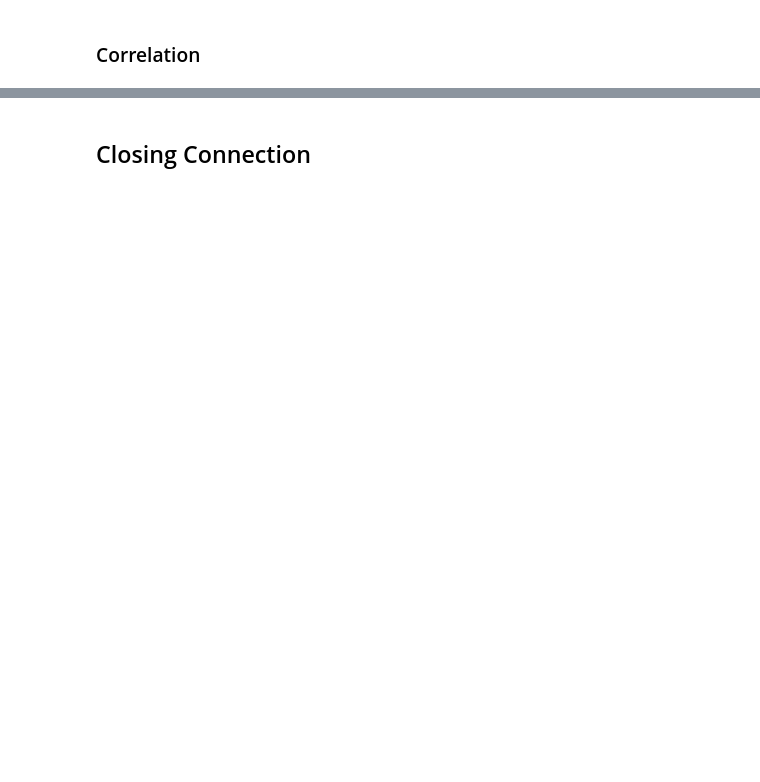
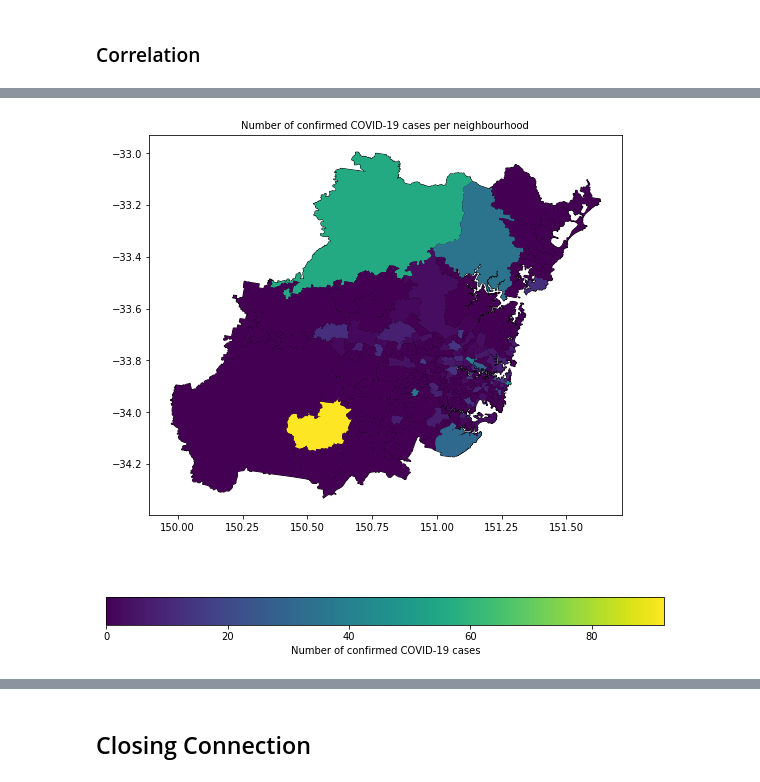
Before and after one commit to KhangNguyen22/data2001-data-science, a Jupyter notebook: Assignment.ipynb, the cells around one changed output, grey strips where cells are left out. Cells and saved outputs as stored; diff of their text form; code cells hidden in the pictures; blank space fills up the shorter version.

```diff
--- a/Assignment.ipynb
+++ b/Assignment.ipynb
@@ -581,4 +766,6 @@ for index, row in df_final.iterrows():
 # %%
-query = """SELECT area_name, viral_vulnerability, total_tests, geom FROM final_data"""
+query = """SELECT area_name, total_cases, viral_vulnerability, geom
+            FROM final_data
+            ORDER BY total_cases DESC """
 total_cases_df = gpd.read_postgis(query, conn)
 total_cases_df
@@ -585,8 +786,10 @@ total_cases_df
 # %%
 fig, ax = plt.subplots(1, 1, figsize=(10, 10))
-ax.set_title("Number of COVID-19 tests per Neighbourhood", fontsize=10.0)
-legend_kwds = {'label': "Number of Tests", 'orientation': "horizontal"}
+ax.set_title("Number of confirmed COVID-19 cases per neighbourhood", fontsize=10.0)
+legend_kwds = {'label': "Number of confirmed COVID-19 cases", 'orientation': "horizontal"}
 neighbourhoods_map.plot(figsize=(10,10), ax=ax, color='white', edgecolor='black')
-total_cases_df.plot(column = 'total_tests', figsize=(10, 10), ax=ax, legend=True, legend_kwds=legend_kwds)
+total_cases_df.plot(column = 'total_cases', figsize=(10, 10), ax=ax, legend=True, legend_kwds=legend_kwds)
 plt.show()
+# %% [output]
+[figure, added]
 # %%
```
Also changed, not shown: parts of 31 cells of this notebook.
